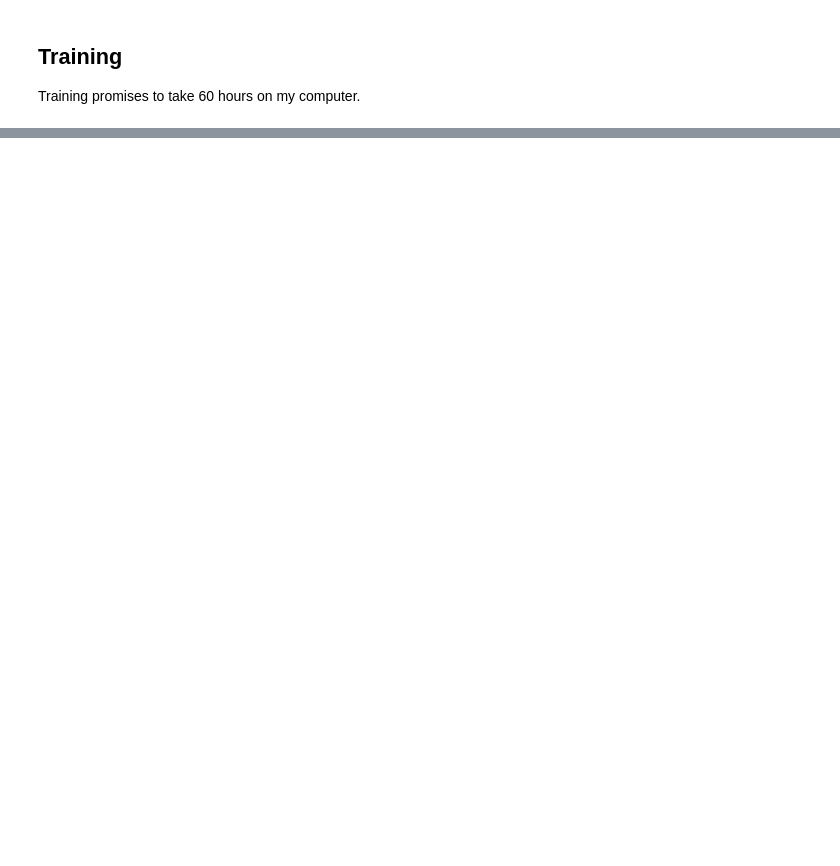
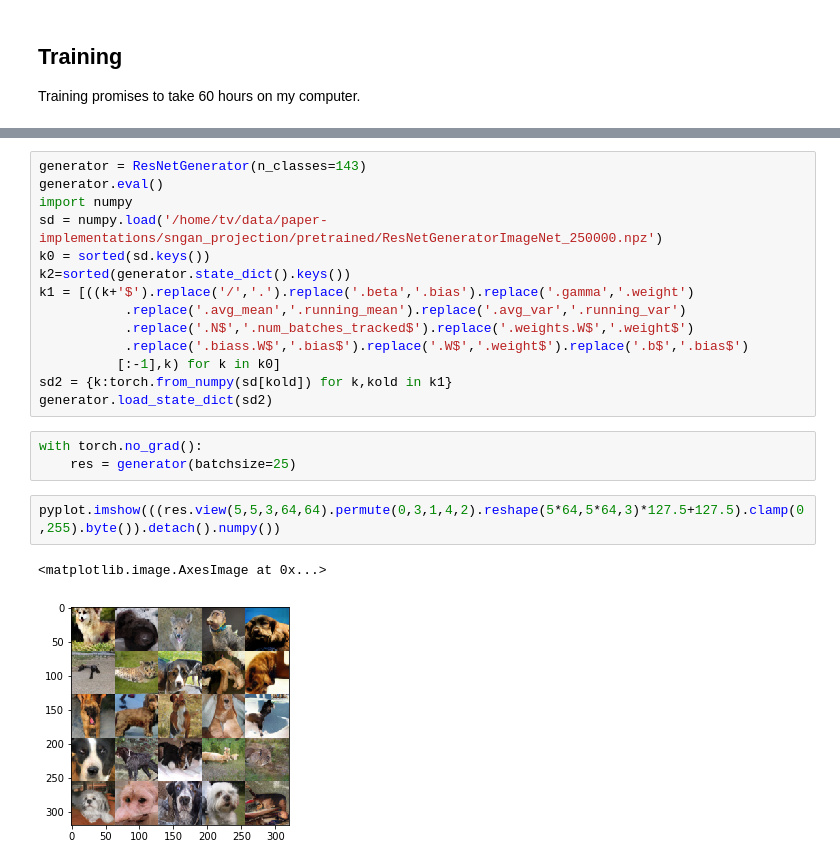
Before and after one commit to t-vi/pytorch-tvmisc, a Jupyter notebook: wasserstein-distance/sn_projection_cgan_64x64_1000c.ipynb, the cells around one changed output, grey strips where cells are left out. Saved outputs shown, nothing was run; the diff lists cells and outputs as text; blank space fills up the shorter version.

```diff
--- a/wasserstein-distance/sn_projection_cgan_64x64_1000c.ipynb
+++ b/wasserstein-distance/sn_projection_cgan_64x64_1000c.ipynb
@@ -497,0 +549,22 @@ pyplot.savefig('sample_{it_nr}.jpg')
+# %%
+generator = ResNetGenerator(n_classes=143)
+generator.eval()
+import numpy
+sd = numpy.load('/home/tv/data/paper-implementations/sngan_projection/pretrained/ResNetGeneratorImageNet_250000.npz')
+k0 = sorted(sd.keys())
+k2=sorted(generator.state_dict().keys())
+k1 = [((k+'$').replace('/','.').replace('.beta','.bias').replace('.gamma','.weight')
+           .replace('.avg_mean','.running_mean').replace('.avg_var','.running_var')
+           .replace('.N$','.num_batches_tracked$').replace('.weights.W$','.weight$')
+           .replace('.biass.W$','.bias$').replace('.W$','.weight$').replace('.b$','.bias$')
+          [:-1],k) for k in k0]
+sd2 = {k:torch.from_numpy(sd[kold]) for k,kold in k1}
+generator.load_state_dict(sd2)
+# %%
+with torch.no_grad():
+    res = generator(batchsize=25)
+# %%
+pyplot.imshow(((res.view(5,5,3,64,64).permute(0,3,1,4,2).reshape(5*64,5*64,3)*127.5+127.5).clamp(0,255).byte()).detach().numpy())
+# %% [output]
+<matplotlib.image.AxesImage at 0x...>
+[figure, added]
```
Also changed, not shown: parts of 12 cells of this notebook.
